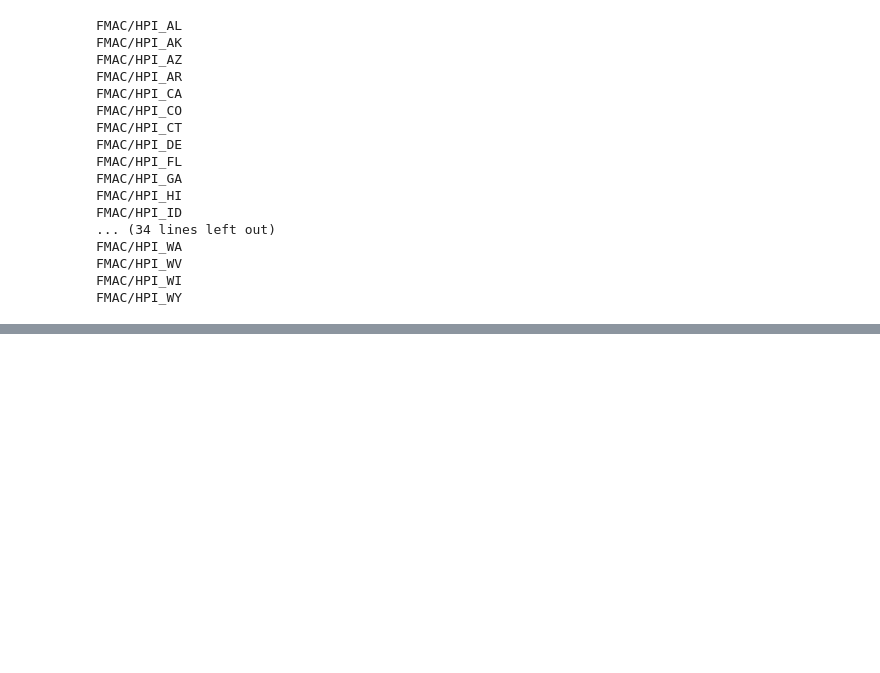
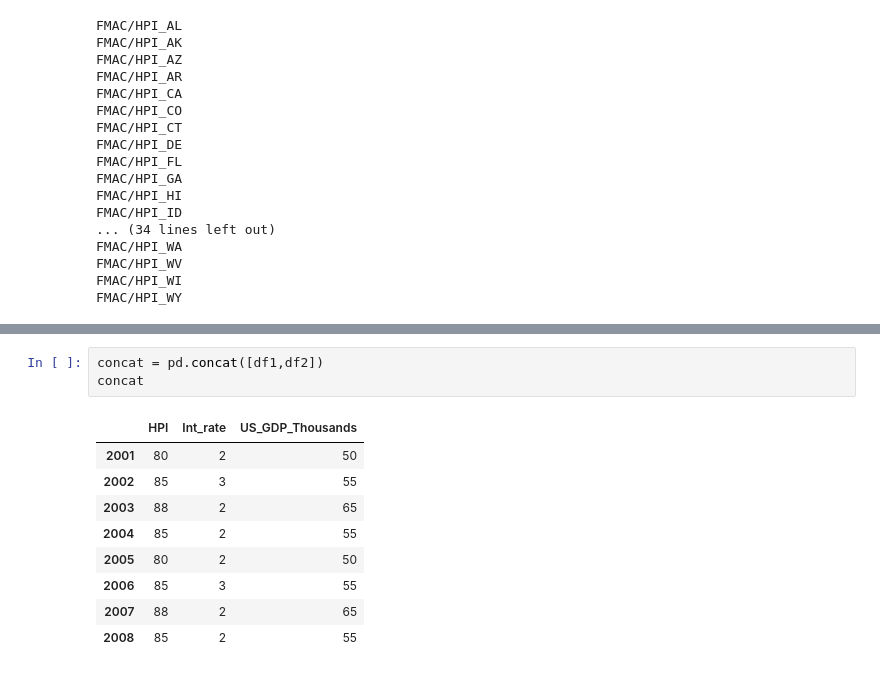
Before and after one commit to suriyadeepan/pandas, a Jupyter notebook: notebooks/Data Analysis with Python and Pandas Tutorial.ipynb, the cells around one changed output, grey strips where cells are left out. Drawn from its saved outputs; the diff is of its cells as text; blank space fills up the shorter version.

```diff
--- a/notebooks/Data Analysis with Python and Pandas Tutorial.ipynb
+++ b/notebooks/Data Analysis with Python and Pandas Tutorial.ipynb
@@ -325,0 +341,13 @@ FMAC/HPI_WY
+# %%
+concat = pd.concat([df1,df2])
+concat
+# %% [output]
+|  | HPI | Int_rate | US_GDP_Thousands |
+| 2001 | 80 | 2 | 50 |
+| 2002 | 85 | 3 | 55 |
+| 2003 | 88 | 2 | 65 |
+| 2004 | 85 | 2 | 55 |
+| 2005 | 80 | 2 | 50 |
+| 2006 | 85 | 3 | 55 |
+| 2007 | 88 | 2 | 65 |
+| 2008 | 85 | 2 | 55 |
```
Also changed, not shown: parts of 9 cells of this notebook.
